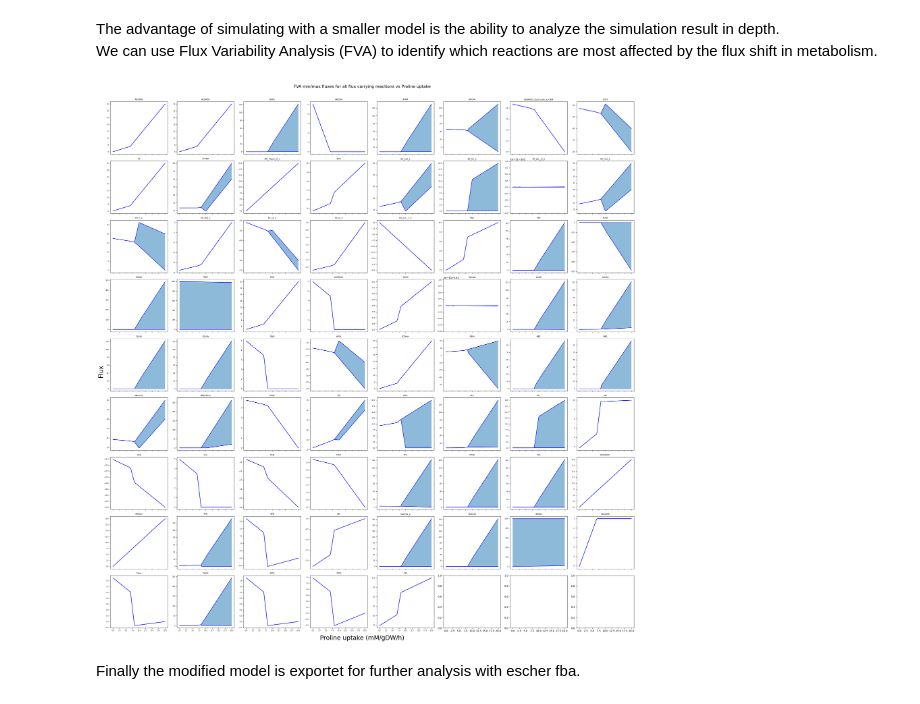
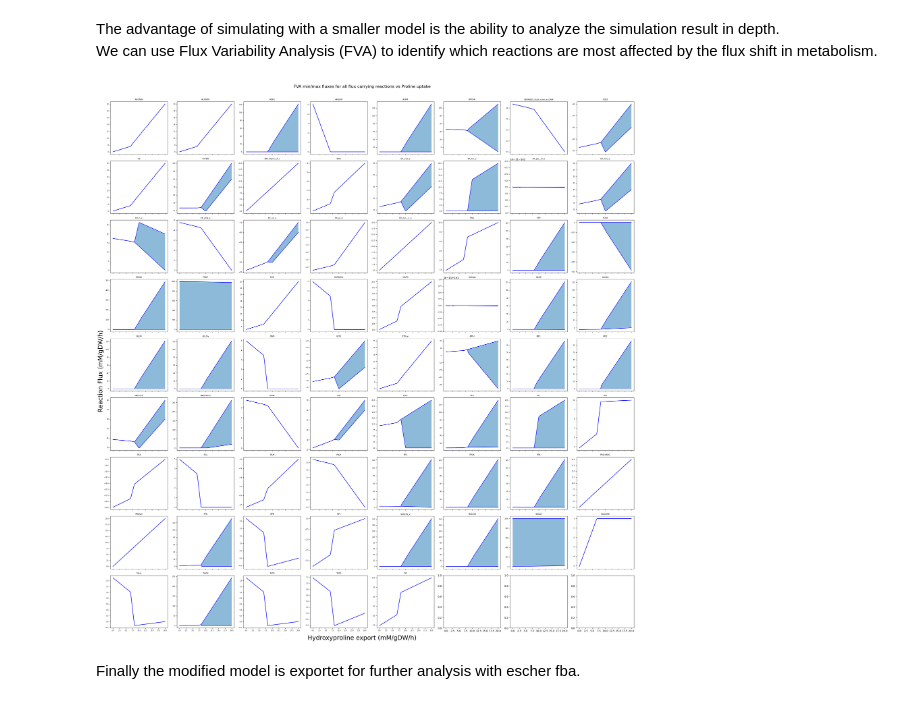
Before and after one commit to krotlkpt/lehre_ralf, a Jupyter notebook: hydroxyproline.ipynb, the cells around one changed output. Drawn from its saved outputs; the diff is of its cells as text; code cells hidden in the pictures.

Commit message:
change to hydroxyproline export, revrese yaxis for imports

```diff
--- a/hydroxyproline.ipynb
+++ b/hydroxyproline.ipynb
@@ -156,19 +156,22 @@ with mutant:
     mutant.objective = "BIOMASS_Ecoli_core_w_GAM"
     proline_fluxes = np.linspace(0, 20, 100)
     growth_rates = []
+    hydpro_fluxes = []
     fvas = {rxn.id: [] for rxn in mutant.reactions}
 
     for conc in proline_fluxes:
         mutant.reactions.EX_pro__L_e.bounds = (-conc, -conc)
         sol = cobra.flux_analysis.parsimonious.pfba(mutant)
         growth_rate = sol.fluxes.get("BIOMASS_Ecoli_core_w_GAM", 0)
+        hydpro_flux = sol.fluxes.get("DM_4hpro_LT_c", 0)
         growth_rates.append(growth_rate)
+        hydpro_fluxes.append(hydpro_flux)
         fva = cobra.flux_analysis.flux_variability_analysis(mutant)
         for rxn in mutant.reactions:
             fvas[rxn.id].append((fva.at[rxn.id, "minimum"], fva.at[rxn.id, "maximum"]))
 fig, ax = plt.subplots()
-ax.plot(proline_fluxes, growth_rates, label="Growth rate")
-ax.set_xlabel("Proline uptake (mM/gDW/h)")
+ax.plot(hydpro_fluxes, growth_rates, label="Growth rate")
+ax.set_xlabel("Hydroxyproline export (mM/gDW/h)")
 ax.set_ylabel("Growth rate (1/h)")
 plt.title("Growth rate vs Proline uptake - ΔputA")
 plt.grid()
@@ -184,33 +187,35 @@ We can use Flux Variability Analysis (FVA) to identify which reactions are most
 # %%
 # Plotting: 10x10 grid (100 reactions)
 fig, axes = plt.subplots(9, 8, figsize=(30, 30), sharex=True)
 axes = axes.flatten()
 for rxn in fvas.copy():
     if all([all([abs(t[0]) < 1e-10 for t in fvas[rxn]]), all([abs(t[1]) < 1e-10 for t in fvas[rxn]])]):
         del fvas[rxn]
 reaction_ids = sorted(list(fvas.keys()))
 # reaction_ids.remove("DM_4hpro_LT_c")  # Remove biomass reaction from plotting
 
 for idx, rxn in enumerate(reaction_ids[:100]):  # Only first 100 reactions
     ax = axes[idx]
     ax.fill_between(proline_fluxes, [t[0] for t in fvas[rxn]], [t[1] for t in fvas[rxn]], alpha=0.5)
-    ax.plot(proline_fluxes, [t[0] for t in fvas[rxn]], color='blue', label='Min Flux')
-    ax.plot(proline_fluxes, [t[1] for t in fvas[rxn]], color='blue', label='Max Flux')
+    ax.plot(hydpro_fluxes, [t[0] for t in fvas[rxn]], color='blue', label='Min Flux')
+    ax.plot(hydpro_fluxes, [t[1] for t in fvas[rxn]], color='blue', label='Max Flux')
+    if all([i <= 0 for i in list(sum(fvas[rxn], ()))]): #reverse y-axis for imports
+        ax.yaxis.set_inverted(True)
     ax.set_title(rxn, fontsize=8)
     ax.tick_params(axis='both', which='major', labelsize=6)
     # if idx % 8 == 0:
     #     ax.set_ylabel("Flux")
     # if idx // 8 == 8:
     #     ax.set_xlabel("Proline uptake (mM/gDW/h)")
 # Add one big x and y label for the whole figure
-fig.supylabel("Flux", fontsize=24)
-fig.supxlabel("Proline uptake (mM/gDW/h)", fontsize=24)
+fig.supylabel("Reaction Flux (mM/gDW/h)", fontsize=24)
+fig.supxlabel("Hydroxyproline export (mM/gDW/h)", fontsize=24)
 
 plt.tight_layout(rect=[0.01, 0.005, 1, 1])  # Adjust layout to make room for the big labels
 plt.suptitle("FVA min/max fluxes for all flux carrying reactions vs Proline uptake", y=1.02, fontsize=16)
 plt.show()
 # %% [output]
-[figure, old version]
+[figure, new version]
 # %% [markdown]
 Finally the modified model is exportet for further analysis with escher fba.
 # %%
```
Also changed, not shown: parts of 1 cell of this notebook.
